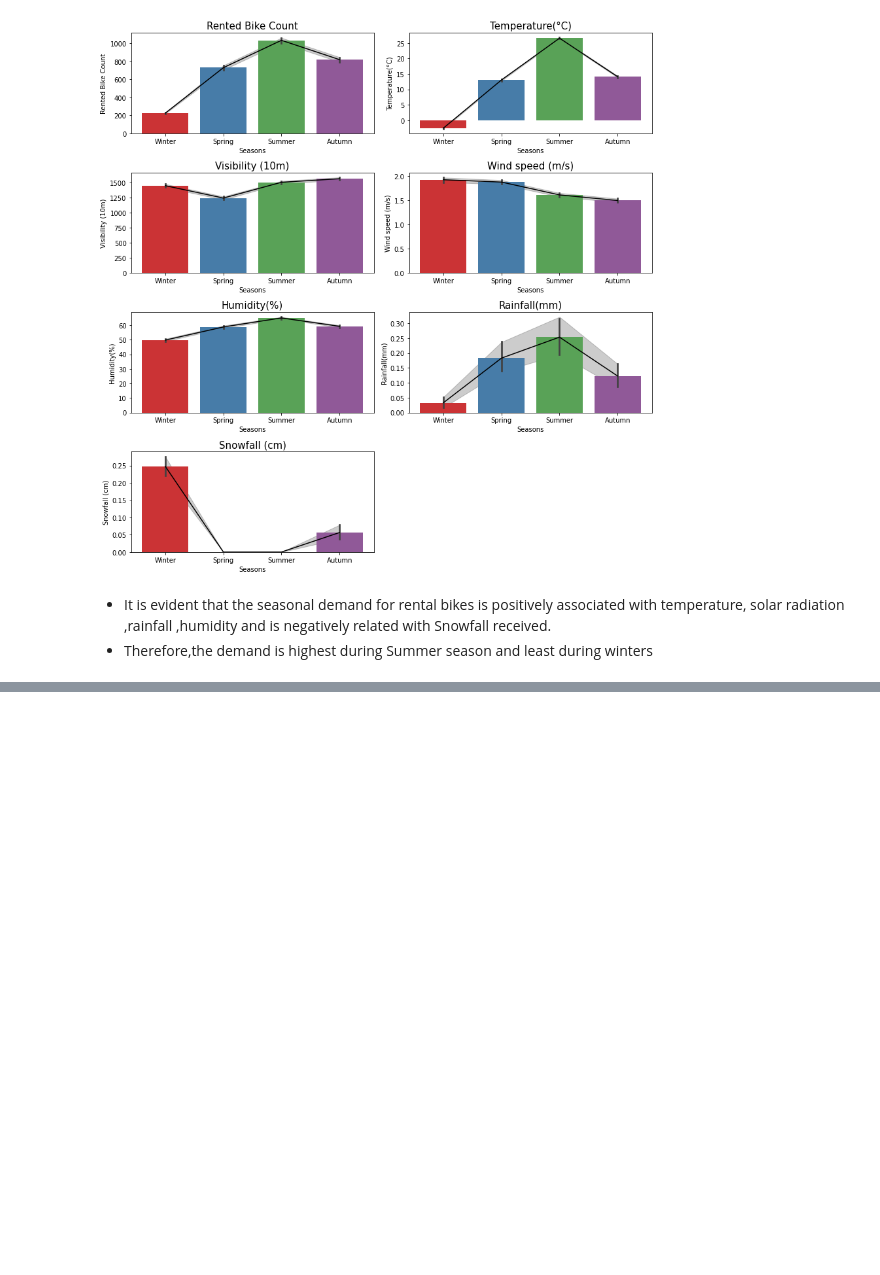
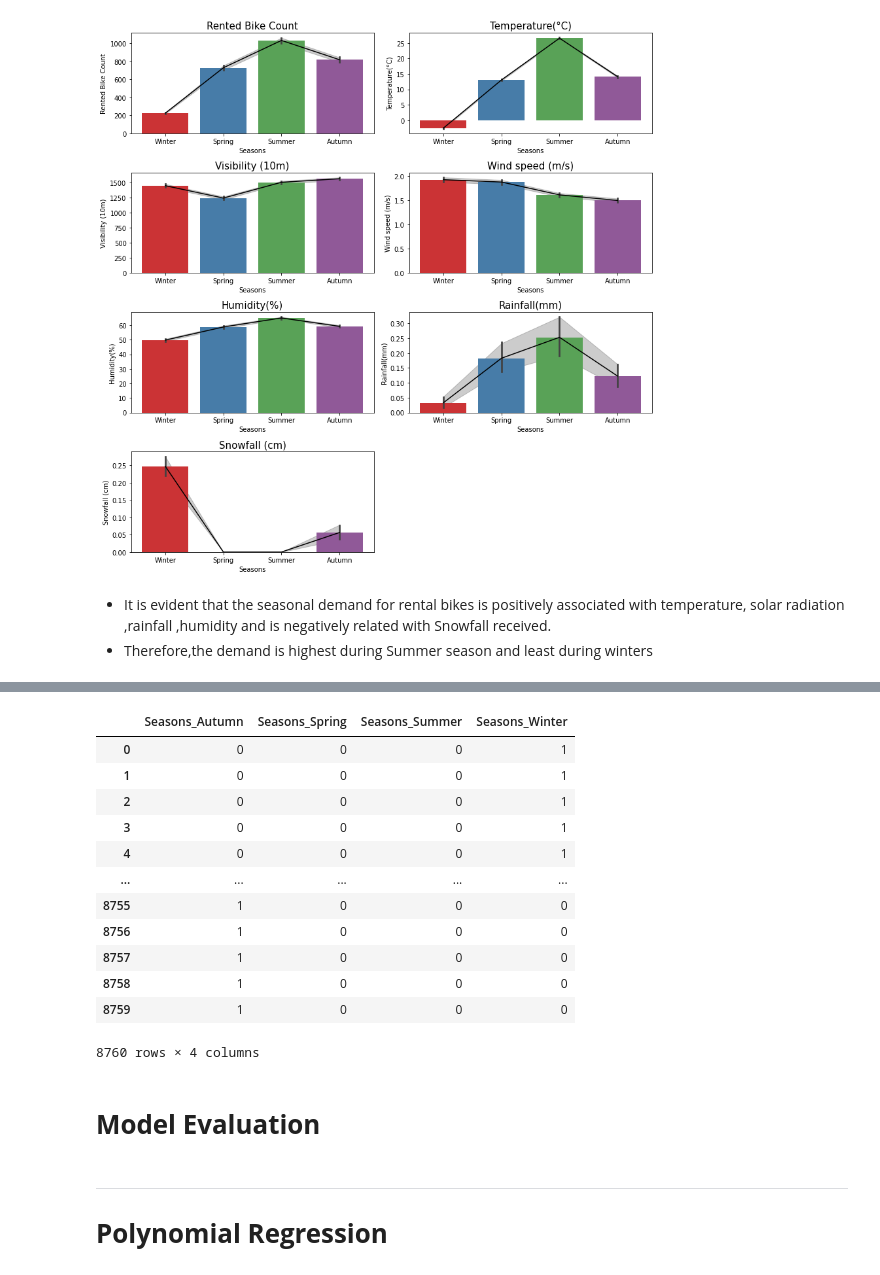
Before and after one commit to RadhikaRM/BikeShareDemandprediction, a Jupyter notebook: Bike_Sharing_Prediction.ipynb, the cells around one changed output, grey strips where cells are left out. Saved outputs shown, nothing was run; the diff lists cells and outputs as text; code cells hidden in the pictures; blank space fills up the shorter version.

```diff
--- a/Bike_Sharing_Prediction.ipynb
+++ b/Bike_Sharing_Prediction.ipynb
@@ -443,0 +463,5 @@ plt.tight_layout()
+# %%
+# label encoding the data
+df_copy['Holiday']= df_copy['Holiday'].replace({'Holiday':1, 'No Holiday':0})
+df_copy['Functioning Day']= df_copy['Functioning Day'].replace({'Yes':1, 'No':0})
+df_copy['Weekend']= df_copy['Weekend'].replace({'Y':1, 'N':0})
@@ -443,0 +477,20 @@ plt.tight_layout()
+# %%
+#Encoding the categorical features using Dummification
+
+columns=['Seasons']
+dummy_categorical_feature= pd.get_dummies(df_copy[columns],drop_first=False)
+dummy_categorical_feature
+# %% [output]
+|  | Seasons_Autumn | Seasons_Spring | Seasons_Summer | Seasons_Winter |
+| 0 | 0 | 0 | 0 | 1 |
+| 1 | 0 | 0 | 0 | 1 |
+| 2 | 0 | 0 | 0 | 1 |
+| 3 | 0 | 0 | 0 | 1 |
+| 4 | 0 | 0 | 0 | 1 |
+| ... | ... | ... | ... | ... |
+| 8755 | 1 | 0 | 0 | 0 |
+| 8756 | 1 | 0 | 0 | 0 |
+| 8757 | 1 | 0 | 0 | 0 |
+| 8758 | 1 | 0 | 0 | 0 |
+| 8759 | 1 | 0 | 0 | 0 |
+8760 rows × 4 columns
@@ -443,0 +503,2 @@ plt.tight_layout()
+# %% [markdown]
+# **Model Evaluation**
@@ -443,0 +539,8 @@ plt.tight_layout()
+# %% [markdown]
+
+
+
+---
+
+
+# **Polynomial Regression**
```
Also changed, not shown: parts of 39 cells of this notebook.
